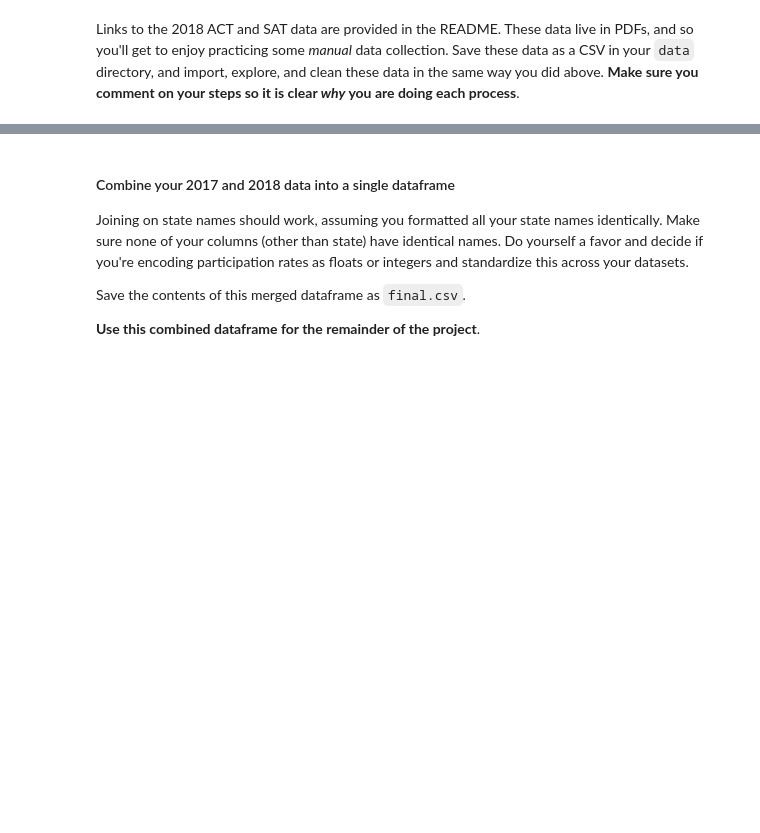
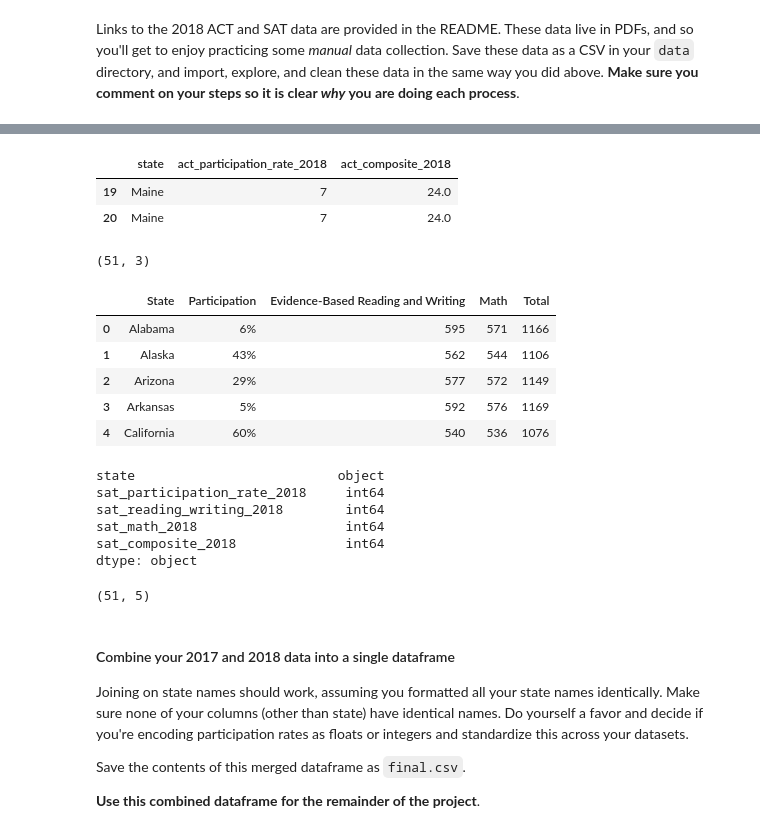
Before and after one commit to justinaugust/which-state-next, a Jupyter notebook: code/starter-code.ipynb, the cells around one changed output, grey strips where cells are left out. Cells and saved outputs as stored; diff of their text form; code cells hidden in the pictures; blank space fills up the shorter version.

```diff
--- a/code/starter-code.ipynb
+++ b/code/starter-code.ipynb
@@ -406,3 +422,6 @@ Use a relative path to save out your data as `combined_2017.csv`.
 ## 2018 Data Import and Cleaning
 # %% [markdown]
 Links to the 2018 ACT and SAT data are provided in the README. These data live in PDFs, and so you'll get to enjoy practicing some *manual* data collection. Save these data as a CSV in your `data` directory, and import, explore, and clean these data in the same way you did above. **Make sure you comment on your steps so it is clear *why* you are doing each process**.
+# %%
+act_2018 = pd.read_csv("../data/act_2018.csv")
+sat_2018 = pd.read_csv("../data/sat_2018.csv")
@@ -408,0 +481,7 @@ Links to the 2018 ACT and SAT data are provided in the README. These data live i
+# %%
+#check to see what data is there
+act_2018[act_2018['state'] == 'Maine']
+# %% [output]
+|  | state | act_participation_rate_2018 | act_composite_2018 |
+| 19 | Maine | 7 | 24.0 |
+| 20 | Maine | 7 | 24.0 |
@@ -408,0 +491,14 @@ Links to the 2018 ACT and SAT data are provided in the README. These data live i
+# %%
+act_2018.shape
+#now it looks good
+# %% [output]
+(51, 3)
+# %%
+sat_2018.head()
+# %% [output]
+|  | State | Participation | Evidence-Based Reading and Writing | Math | Total |
+| 0 | Alabama | 6% | 595 | 571 | 1166 |
+| 1 | Alaska | 43% | 562 | 544 | 1106 |
+| 2 | Arizona | 29% | 577 | 572 | 1149 |
+| 3 | Arkansas | 5% | 592 | 576 | 1169 |
+| 4 | California | 60% | 540 | 536 | 1076 |
@@ -409,3 +518,18 @@ Links to the 2018 ACT and SAT data are provided in the README. These data live i
+# %%
+#check datatypes - all looks good!
+sat_2018.dtypes
+# %% [output]
+state                          object
+sat_participation_rate_2018     int64
+sat_reading_writing_2018        int64
+sat_math_2018                   int64
+sat_composite_2018              int64
+dtype: object
+# %%
+sat_2018.head()
+sat_2018.shape
+# %% [output]
+(51, 5)
 # %% [markdown]
 #### Combine your 2017 and 2018 data into a single dataframe
 Joining on state names should work, assuming you formatted all your state names identically. Make sure none of your columns (other than state) have identical names. Do yourself a favor and decide if you're encoding participation rates as floats or integers and standardize this across your datasets.
```
Also changed, not shown: parts of 27 cells of this notebook, 2 other files.
